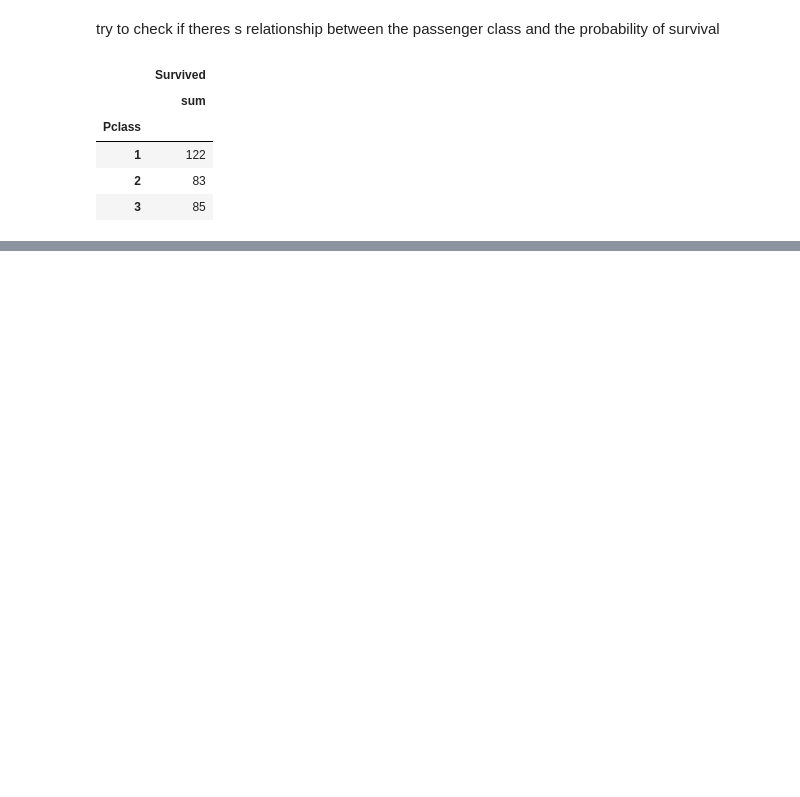
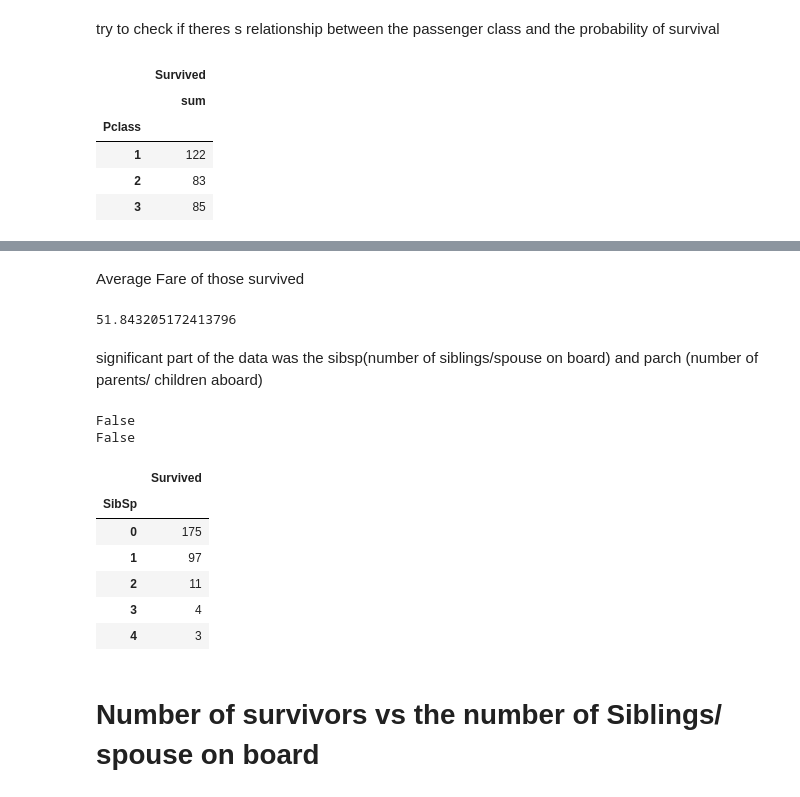
Before and after one commit to kdmwangi/Data-Science, a Jupyter notebook: Titanic_Survival_Prediction.ipynb, the cells around one changed output, grey strips where cells are left out. Saved outputs shown, nothing was run; the diff lists cells and outputs as text; code cells hidden in the pictures; blank space fills up the shorter version.

```diff
--- a/Titanic_Survival_Prediction.ipynb
+++ b/Titanic_Survival_Prediction.ipynb
@@ -564,3 +584,29 @@ fig.update_yaxes(type='category')
 fig.show()
 # %% [output]
 [interactive output not drawn]
+# %% [markdown]
+Average Fare of those survived
+# %%
+clean_survived_passengers['Fare'].mean()
+# %% [output]
+51.843205172413796
+# %% [markdown]
+significant part of the data was the sibsp(number of siblings/spouse on board) and parch (number of parents/ children aboard)
+# %%
+print(clean_survived_passengers['SibSp'].isna().any())
+print(clean_survived_passengers['Parch'].isna().any())
+# %% [output]
+False
+False
+# %%
+clean_survived_passengers[['SibSp','Survived']].groupby(by='SibSp').count()
+# %% [output]
+|  | Survived |
+| SibSp |  |
+| 0 | 175 |
+| 1 | 97 |
+| 2 | 11 |
+| 3 | 4 |
+| 4 | 3 |
+# %% [markdown]
+# **Number of survivors vs the number of Siblings/ spouse on board**
```
Also changed, not shown: parts of 17 cells of this notebook.
